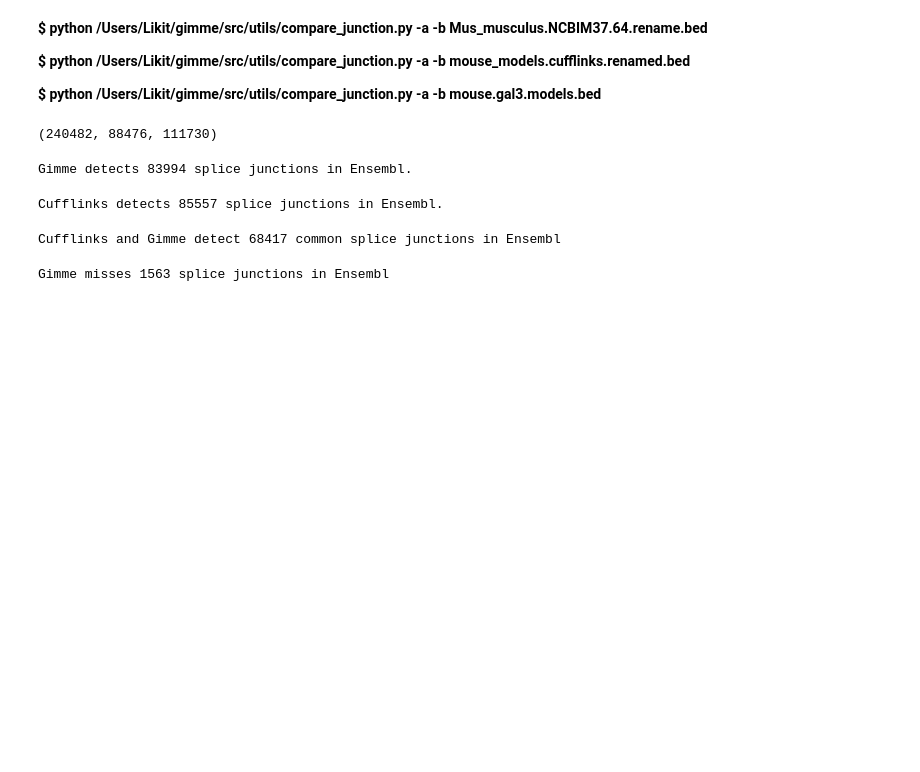
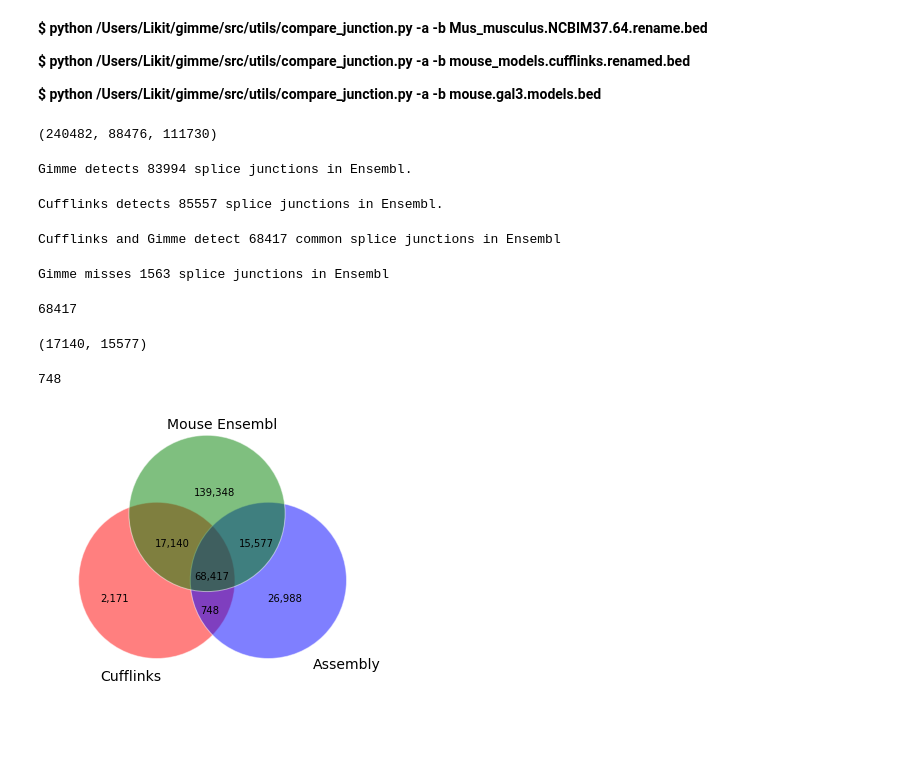
Before and after one commit to likit/notebooks, a Jupyter notebook: gimme.ipynb, the cells around one changed output. Drawn from its saved outputs; the diff is of its cells as text; code cells hidden in the pictures; blank space fills up the shorter version.

```diff
--- a/gimme.ipynb
+++ b/gimme.ipynb
@@ -900,3 +1002,43 @@ Cufflinks and Gimme detect 68417 common splice junctions in Ensembl
 print 'Gimme misses %d splice junctions in Ensembl' % (85557 - 83994)
 # %% [output]
 Gimme misses 1563 splice junctions in Ensembl
+# %%
+len(mus_gimme_jnc.intersection(mus_cuff_jnc).intersection(mus_ensbl_jnc))
+# %% [output]
+68417
+# %%
+85557 - 68417, 83994 - 68417
+# %% [output]
+(17140, 15577)
+# %%
+len(mus_cuff_jnc.intersection(mus_gimme_jnc)) - 68417
+# %% [output]
+748
+# %%
+f = figure()
+ax = f.gca(frameon=False)
+rad3 = 1.0
+c1 = Circle((-1,0), 1.4, alpha=.5, fc='red', ec='w')
+c2 = Circle((1,0), 1.4, alpha=.5, fc='blue', ec='w')
+c3 = Circle((-0.1,1.2), 1.4, alpha=.5, fc='green', ec='w')
+ax.add_patch(c1)
+ax.add_patch(c2)
+ax.add_patch(c3)
+ax.set_xlim(-3,3)
+ax.set_ylim(-3,3)
+text(-0.3,0,'68,417')
+text(-1,0.6,'17,140')
+text(0.5,0.6,'15,577')
+text(-0.3,1.5,'139,348')
+text(-2,-0.4,'2,171')
+text(1,-0.4,'26,988')
+text(-0.2,-0.6,'748')
+text(-0.8,2.7, 'Mouse Ensembl', size=14)
+text(1.8,-1.6,'Assembly', size=14)
+text(-2,-1.8,'Cufflinks', size=14)
+ax.yaxis.set_visible(False)
+ax.xaxis.set_visible(False)
+savefig('mus_venn.pdf')
+show()
+# %% [output]
+[figure, added]
```
Also changed, not shown: parts of 19 cells of this notebook.
